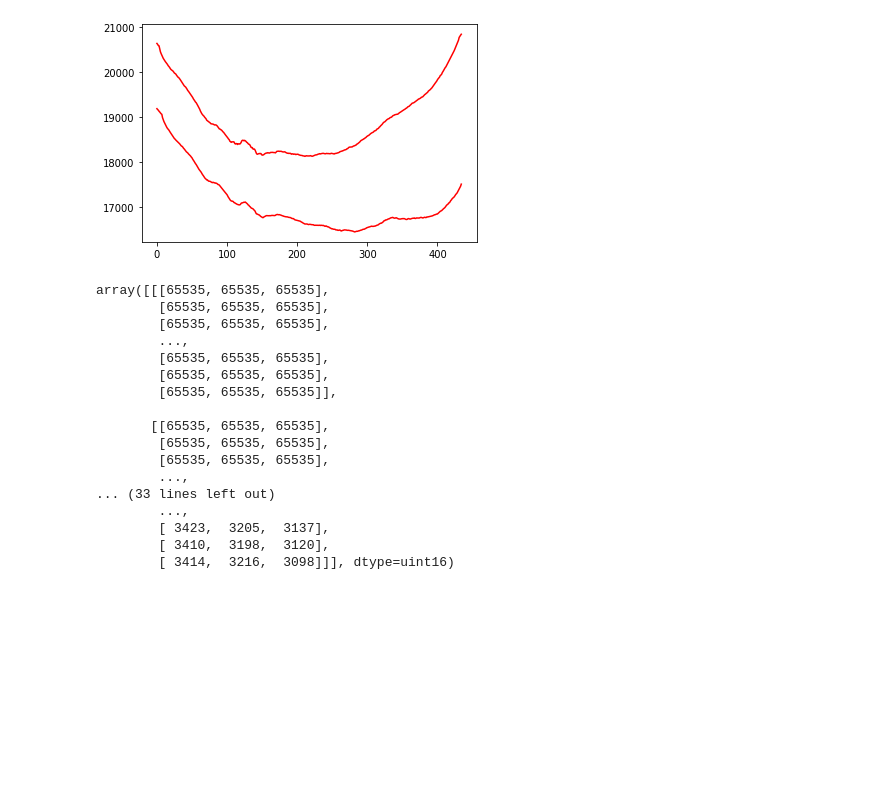
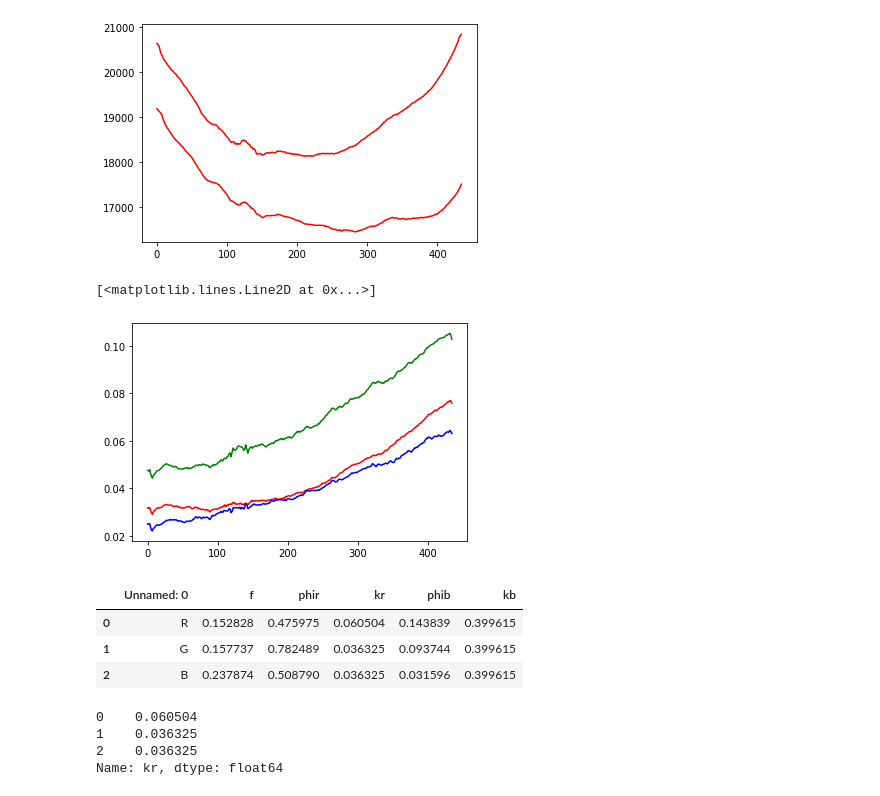
Before and after one commit to csarux/filmQAp, a Jupyter notebook: SAFD.ipynb, the cells around one changed output. Saved outputs shown, nothing was run; the diff lists cells and outputs as text; code cells hidden in the pictures; blank space fills up the shorter version.

```diff
--- a/SAFD.ipynb
+++ b/SAFD.ipynb
@@ -31,6 +35,12 @@ plt.plot(im1D[100, 35:470, 0], 'r-')
 [<matplotlib.lines.Line2D at 0x...>]
 [figure]
 # %%
-im1dst
-tim1ds[im1ds==0]=1
-dim1ds = np.log10(65535/im1ds)
+im1dst = np.copy(im1ds)
+im1dst[im1dst==0]=1
+dim1ds = np.log10(65535/im1dst)
+
+im1Dt = np.copy(im1D)
+im1Dt[im1Dt==0]=1
+dim1D = np.log10(65535/im1Dt)
+
+im1d = np.log10(im1dst/im1Dt)
@@ -39,20 +47,23 @@ im1ds[im1ds==0]=1
-# %%
-im1ds
-# %% [output]
-array([[[65535, 65535, 65535],
-        [65535, 65535, 65535],
-        [65535, 65535, 65535],
-        ...,
-        [65535, 65535, 65535],
-        [65535, 65535, 65535],
-        [65535, 65535, 65535]],
-
-       [[65535, 65535, 65535],
-        [65535, 65535, 65535],
-        [65535, 65535, 65535],
-        ...,
-... (33 lines left out)
-        ...,
-        [ 3423,  3205,  3137],
-        [ 3410,  3198,  3120],
-        [ 3414,  3216,  3098]]], dtype=uint16)
+# %%
+plt.plot(im1d[100, 35:470, 0], 'r-')
+plt.plot(im1d[100, 35:470, 1], 'g-')
+plt.plot(im1d[100, 35:470, 2], 'b-')
+# %% [output]
+[<matplotlib.lines.Line2D at 0x...>]
+[figure, added]
+# %%
+cdf = pd.read_excel('RacMPhMCalibs.xlsx', sheet_name='MultiFase')
+cdf
+# %% [output]
+|  | Unnamed: 0 | f | phir | kr | phib | kb |
+| 0 | R | 0.152828 | 0.475975 | 0.060504 | 0.143839 | 0.399615 |
+| 1 | G | 0.157737 | 0.782489 | 0.036325 | 0.093744 | 0.399615 |
+| 2 | B | 0.237874 | 0.508790 | 0.036325 | 0.031596 | 0.399615 |
+# %%
+kra = cdf.kr
+kra
+# %% [output]
+0    0.060504
+1    0.036325
+2    0.036325
+Name: kr, dtype: float64
```
Also changed, not shown: parts of 13 cells of this notebook, 8 other files.
